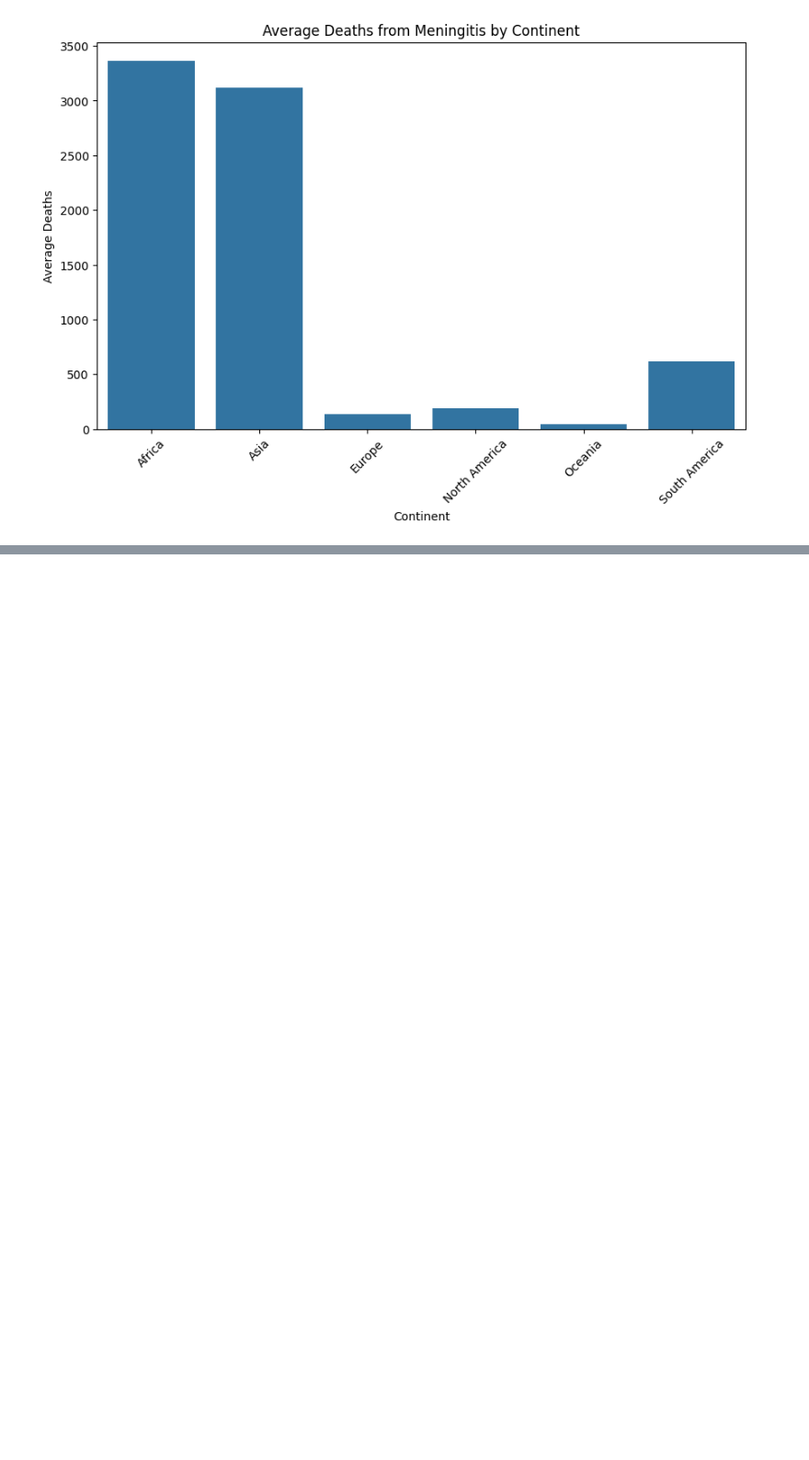
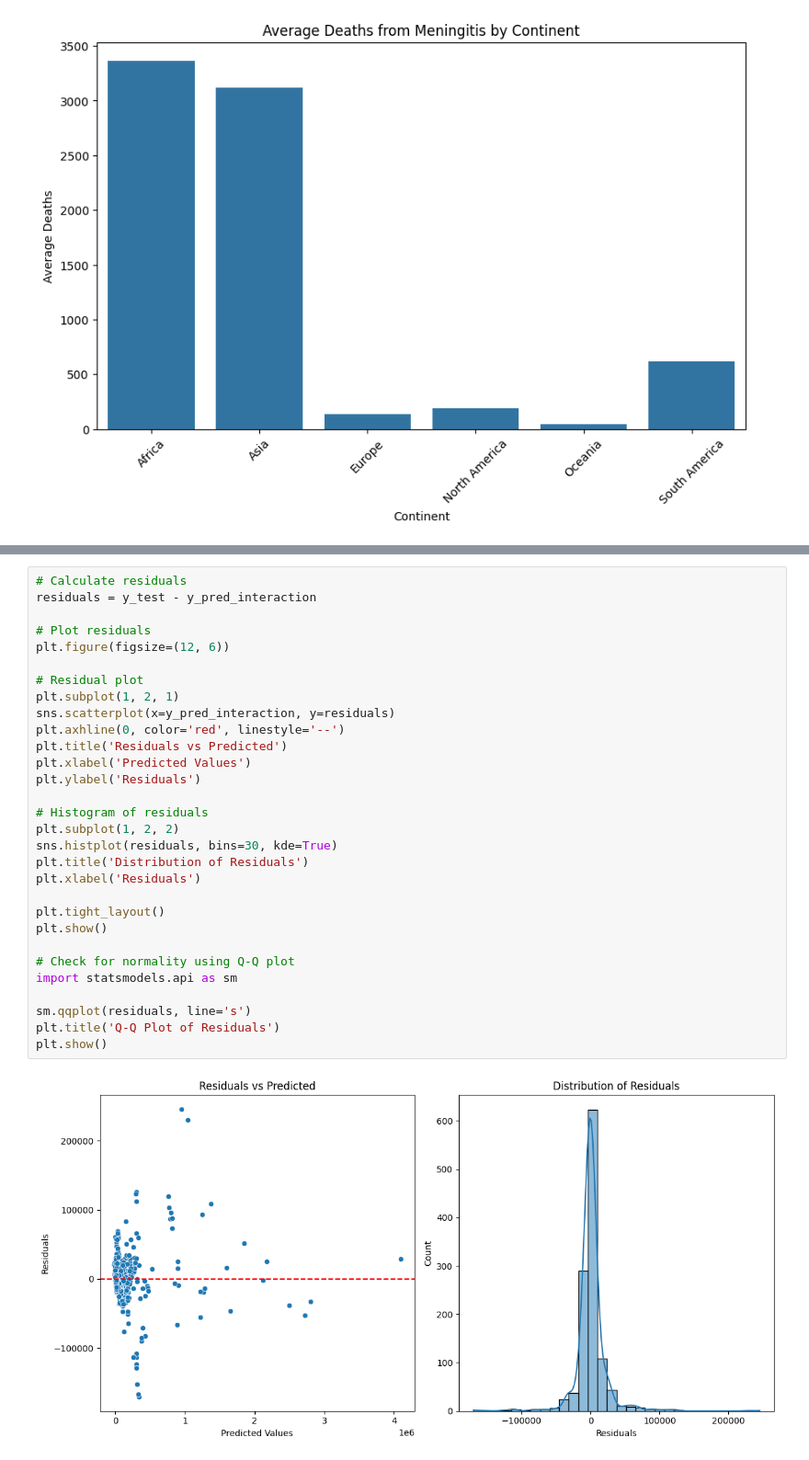
Before and after one commit to MatthewsWongOfficial/ai-competition, a Jupyter notebook: Untitled12.ipynb, the cells around one changed output, grey strips where cells are left out. Shown at 92% size. Cells and saved outputs as stored; diff of their text form; blank space fills up the shorter version.

```diff
--- a/Untitled12.ipynb
+++ b/Untitled12.ipynb
@@ -429,0 +709,32 @@ plt.show()
+# %%
+# Calculate residuals
+residuals = y_test - y_pred_interaction
+
+# Plot residuals
+plt.figure(figsize=(12, 6))
+
+# Residual plot
+plt.subplot(1, 2, 1)
+sns.scatterplot(x=y_pred_interaction, y=residuals)
+plt.axhline(0, color='red', linestyle='--')
+plt.title('Residuals vs Predicted')
+plt.xlabel('Predicted Values')
+plt.ylabel('Residuals')
+
+# Histogram of residuals
+plt.subplot(1, 2, 2)
+sns.histplot(residuals, bins=30, kde=True)
+plt.title('Distribution of Residuals')
+plt.xlabel('Residuals')
+
+plt.tight_layout()
+plt.show()
+
+# Check for normality using Q-Q plot
+import statsmodels.api as sm
+
+sm.qqplot(residuals, line='s')
+plt.title('Q-Q Plot of Residuals')
+plt.show()
+# %% [output]
+[figure, added]
```
Also changed, not shown: parts of 11 cells of this notebook.
